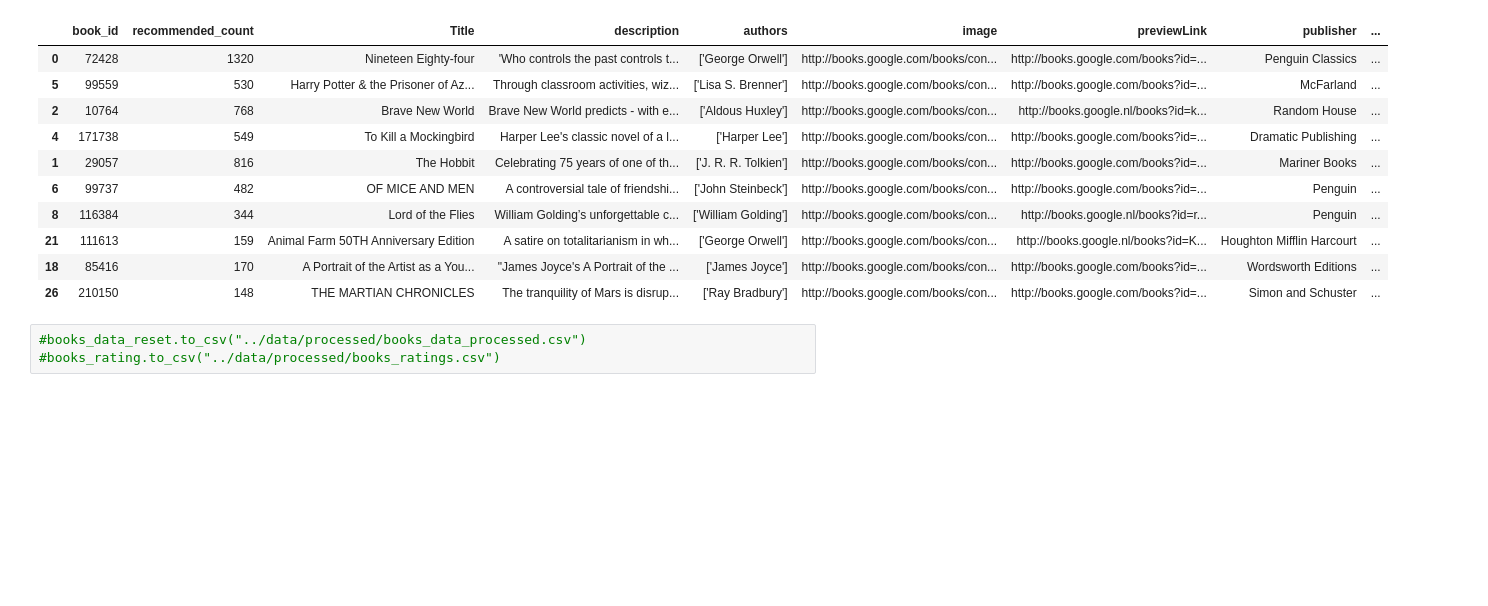
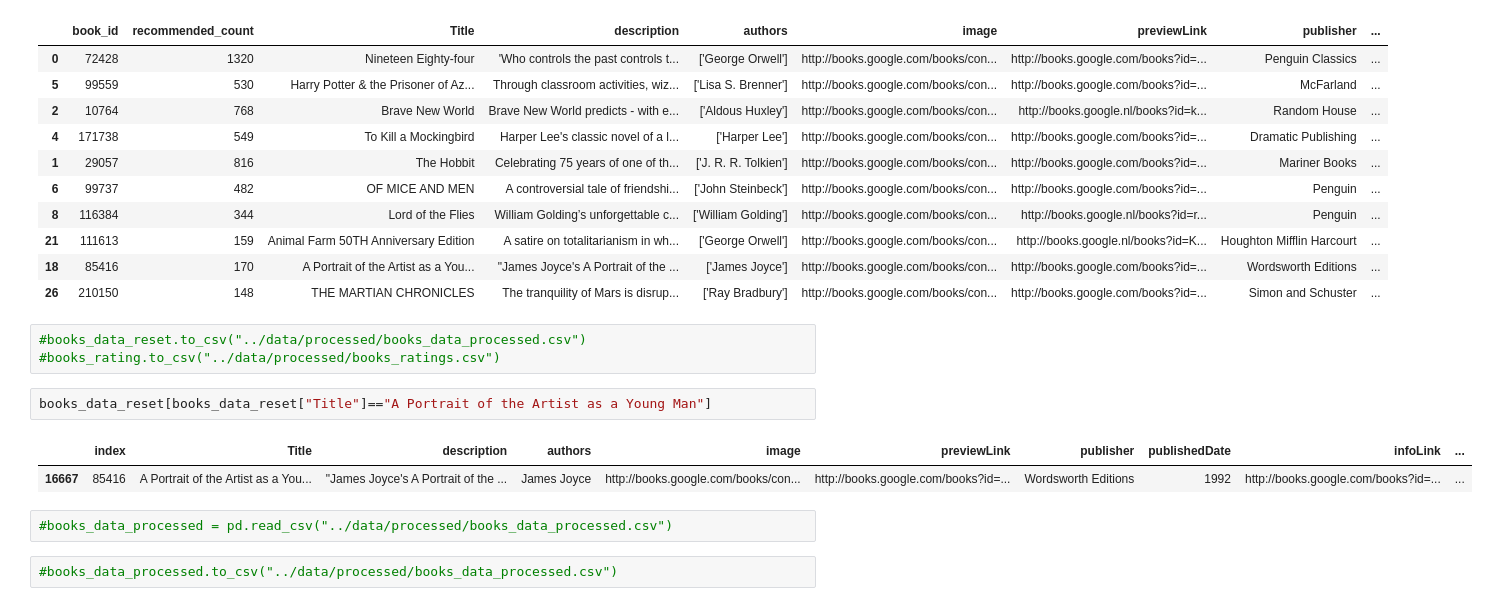
Before and after one commit to Hammer1142/books_recommender_system, a Jupyter notebook: notebooks/recommendations.ipynb, the cells around one changed output. Cells and saved outputs as stored; diff of their text form; blank space fills up the shorter version.

```diff
--- a/notebooks/recommendations.ipynb
+++ b/notebooks/recommendations.ipynb
@@ -284,3 +284,12 @@ popular_recs
 # %%
 #books_data_reset.to_csv("../data/processed/books_data_processed.csv")
 #books_rating.to_csv("../data/processed/books_ratings.csv")
+# %%
+books_data_reset[books_data_reset["Title"]=="A Portrait of the Artist as a Young Man"]
+# %% [output]
+|  | index | Title | description | authors | image | previewLink | publisher | publishedDate | infoLink | ... |
+| 16667 | 85416 | A Portrait of the Artist as a You... | "James Joyce's A Portrait of the ... | James Joyce | http://books.google.com/books/con... | http://books.google.com/books?id=... | Wordsworth Editions | 1992 | http://books.google.com/books?id=... | ... |
+# %%
+#books_data_processed = pd.read_csv("../data/processed/books_data_processed.csv")
+# %%
+#books_data_processed.to_csv("../data/processed/books_data_processed.csv")
```
Also changed, not shown: 5 other files.
